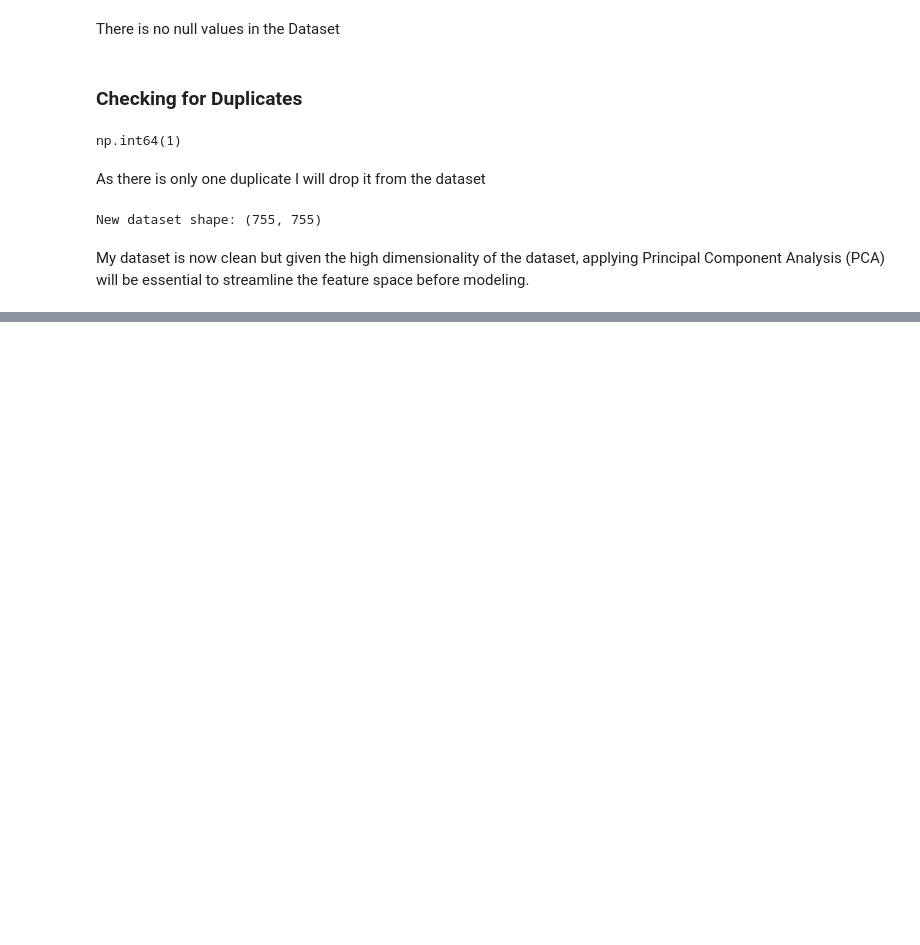
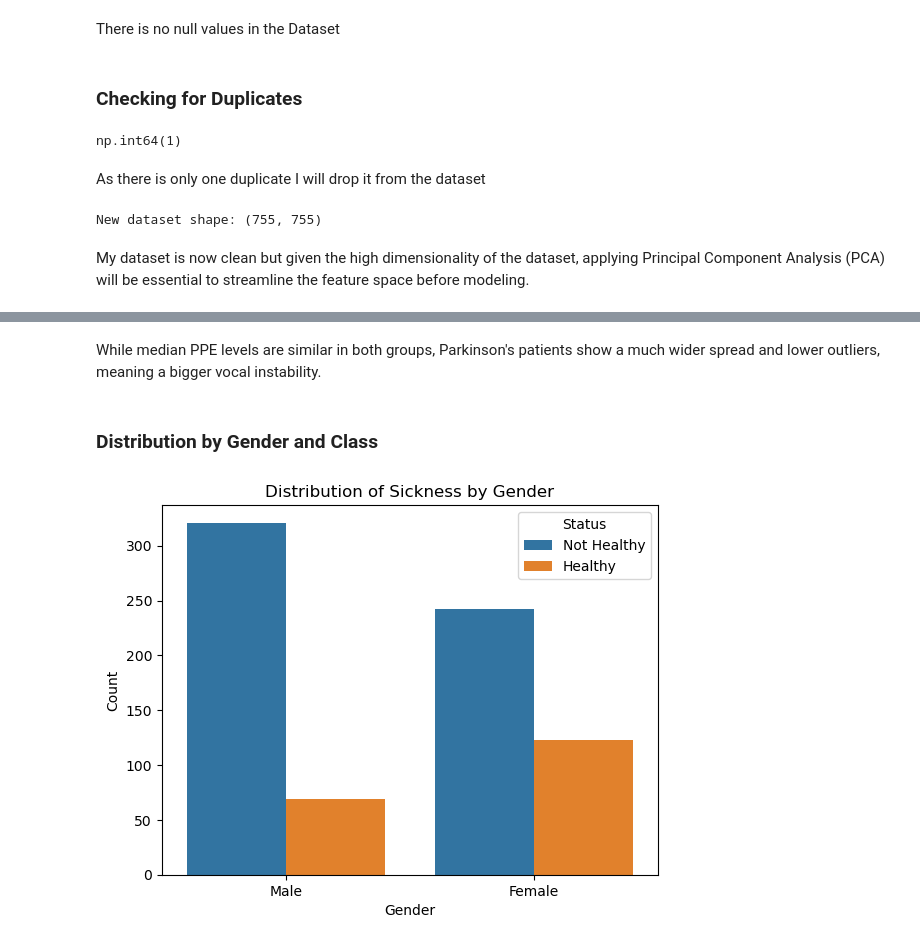
Before and after one commit to sba25055-maker/CA1-Machine-Learning, a Jupyter notebook: CA1MachineLearning.ipynb, the cells around one changed output, grey strips where cells are left out. Saved outputs shown, nothing was run; the diff lists cells and outputs as text; code cells hidden in the pictures; blank space fills up the shorter version.

```diff
--- a/CA1MachineLearning.ipynb
+++ b/CA1MachineLearning.ipynb
@@ -118,0 +153,17 @@ My dataset is now clean but given the high dimensionality of the dataset, applyi
+# %% [markdown]
+While median PPE levels are similar in both groups, Parkinson's patients show a much wider spread and lower outliers, meaning a bigger vocal instability.
+# %% [markdown]
+### Distribution by Gender and Class
+# %%
+df_plot = df.copy()
+df_plot['gender'] = df_plot['gender'].map({0: 'Female', 1: 'Male'})
+df_plot['class'] = df_plot['class'].map({0: 'Healthy', 1: 'Not Healthy'})
+
+sns.countplot(data=df_plot, x='gender', hue='class')
+plt.title('Distribution of Sickness by Gender')
+plt.xlabel('Gender')
+plt.ylabel('Count')
+plt.legend(title='Status')
+plt.show()
+# %% [output]
+[figure, added]
```
Also changed, not shown: parts of 13 cells of this notebook.
